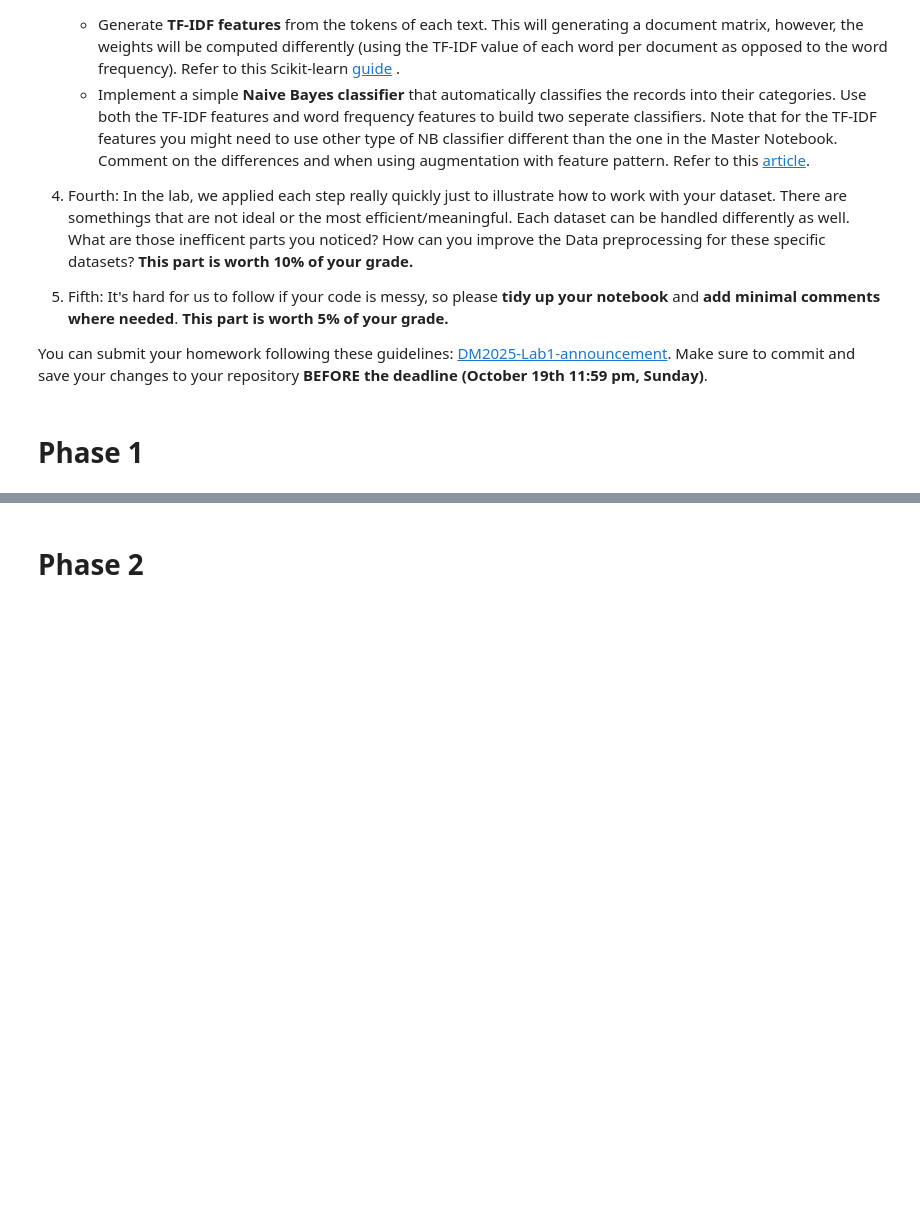
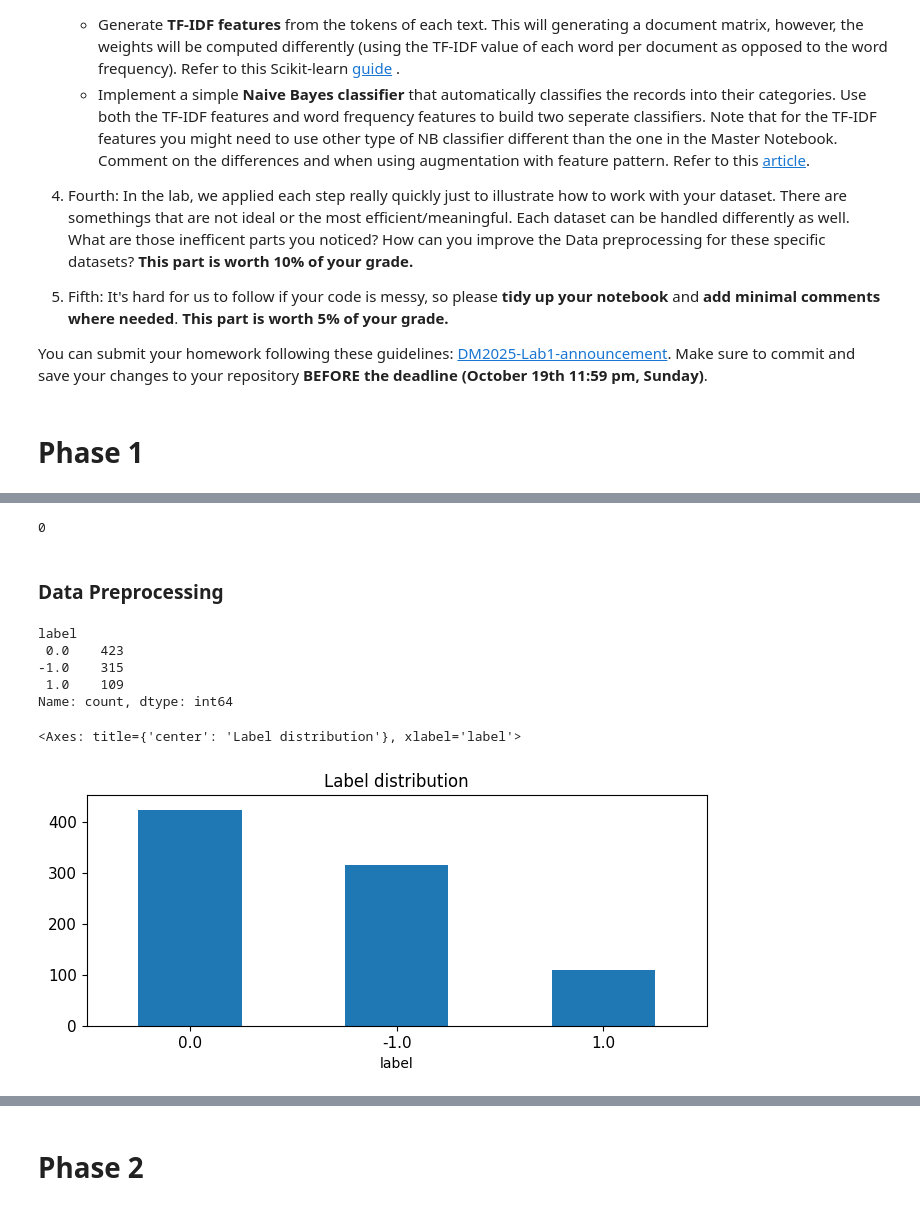
Before and after one commit to Ubereats9481/DM2025-Lab1-Exercise, a Jupyter notebook: DM2025-Lab1-Homework.ipynb, the cells around one changed output, grey strips where cells are left out. Cells and saved outputs as stored; diff of their text form; code cells hidden in the pictures; blank space fills up the shorter version.

```diff
--- a/DM2025-Lab1-Homework.ipynb
+++ b/DM2025-Lab1-Homework.ipynb
@@ -62,0 +91,3 @@ You can submit your homework following these guidelines: [DM2025-Lab1-announceme
+# %%
+data = pd.read_csv('newdataset/Reddit-stock-sentiment.csv')
+data.head()
@@ -62,0 +202,6 @@ You can submit your homework following these guidelines: [DM2025-Lab1-announceme
+# %%
+print(data.duplicated().sum())  # no duplicates
+# %% [output]
+0
+# %% [markdown]
+### Data Preprocessing
@@ -62,0 +210,15 @@ You can submit your homework following these guidelines: [DM2025-Lab1-announceme
+# %%
+# Exercise 7:
+print(data['label'].value_counts())
+data.label.value_counts().plot(kind = 'bar',
+                                    title = 'Label distribution',
+                                    ylim = [0, data.label.value_counts().max() + 30],
+                                    rot = 0, fontsize = 11, figsize = (8,3))
+# %% [output]
+label
+ 0.0    423
+-1.0    315
+ 1.0    109
+Name: count, dtype: int64
+<Axes: title={'center': 'Label distribution'}, xlabel='label'>
+[figure, added]
```
Also changed, not shown: parts of 35 cells of this notebook.
